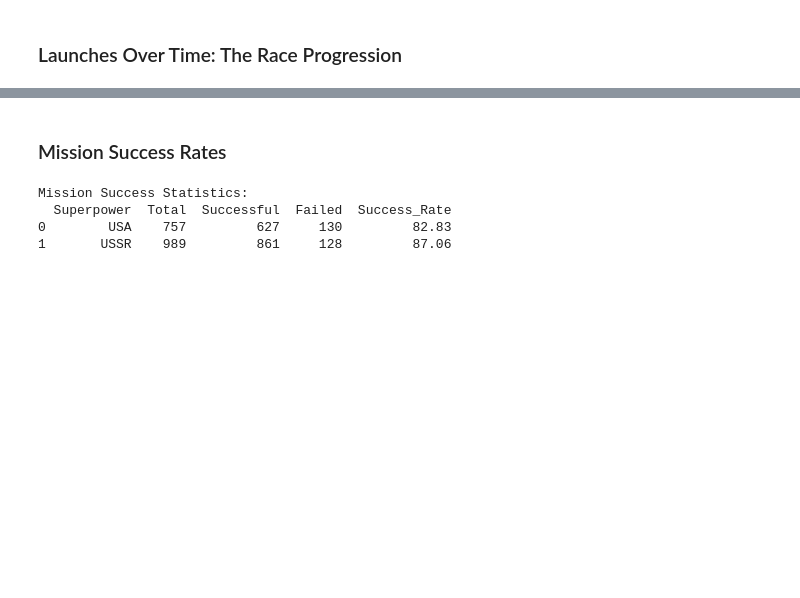
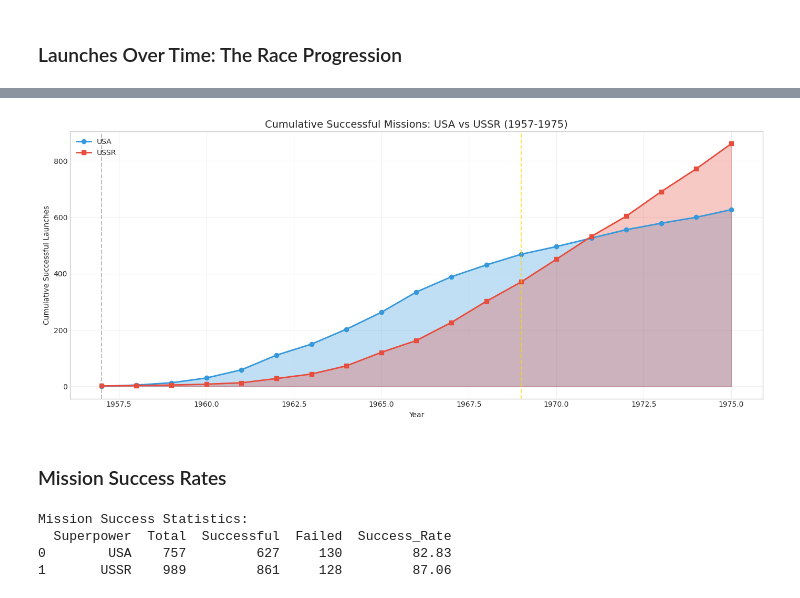
Before and after one commit to encars28/space-race, a Jupyter notebook: data/overview.ipynb, the cells around one changed output, grey strips where cells are left out. Drawn from its saved outputs; the diff is of its cells as text; code cells hidden in the pictures; blank space fills up the shorter version.

```diff
--- a/data/overview.ipynb
+++ b/data/overview.ipynb
@@ -545,3 +563,37 @@ plt.show()
+# %%
+# Cumulative successful launches over time
+df_successful = df_superpowers[df_superpowers['Mission_Status'] == 'Success']
+
+# Count successful launches per year by superpower
+successful_by_year = df_successful.groupby(['Year', 'Superpower']).size().unstack(fill_value=0)
+
+# Calculate cumulative sum
+cumulative_success = successful_by_year.cumsum()
+
+fig, ax = plt.subplots(figsize=(14, 6))
+
+ax.plot(cumulative_success.index, cumulative_success['USA'], marker='o', linewidth=2,
+        markersize=6, color='#3498db', label='USA')
+ax.plot(cumulative_success.index, cumulative_success['USSR'], marker='s', linewidth=2,
+        markersize=6, color='#e74c3c', label='USSR')
+
+ax.fill_between(cumulative_success.index, cumulative_success['USA'], alpha=0.3, color='#3498db')
+ax.fill_between(cumulative_success.index, cumulative_success['USSR'], alpha=0.3, color='#e74c3c')
+
+ax.set_xlabel('Year')
+ax.set_ylabel('Cumulative Successful Launches')
+ax.set_title('Cumulative Successful Missions: USA vs USSR (1957-1975)', fontsize=14)
+ax.legend(loc='upper left')
+ax.grid(True, alpha=0.3)
+
+# Add annotations for key milestones
+ax.axvline(x=1957, color='gray', linestyle='--', alpha=0.5)
+ax.axvline(x=1969, color='gold', linestyle='--', alpha=0.7, label='Moon Landing (1969)')
+
+plt.tight_layout()
+plt.show()
+# %% [output]
+[figure, added]
 # %% [markdown]
 ### Mission Success Rates
 # %%
```
Also changed, not shown: parts of 20 cells of this notebook, 5 other files.
